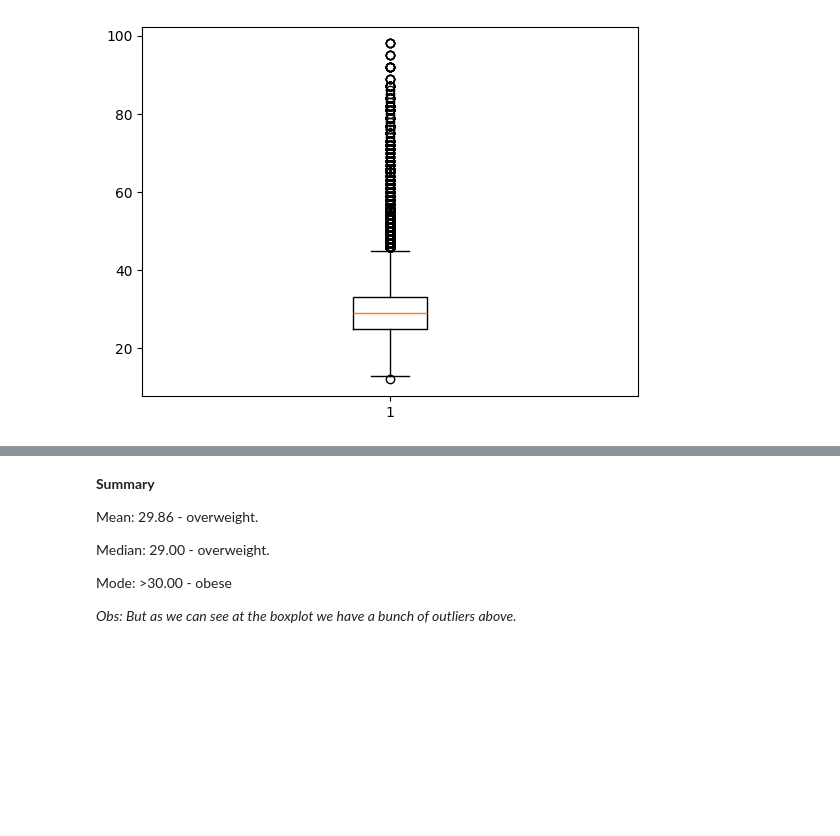
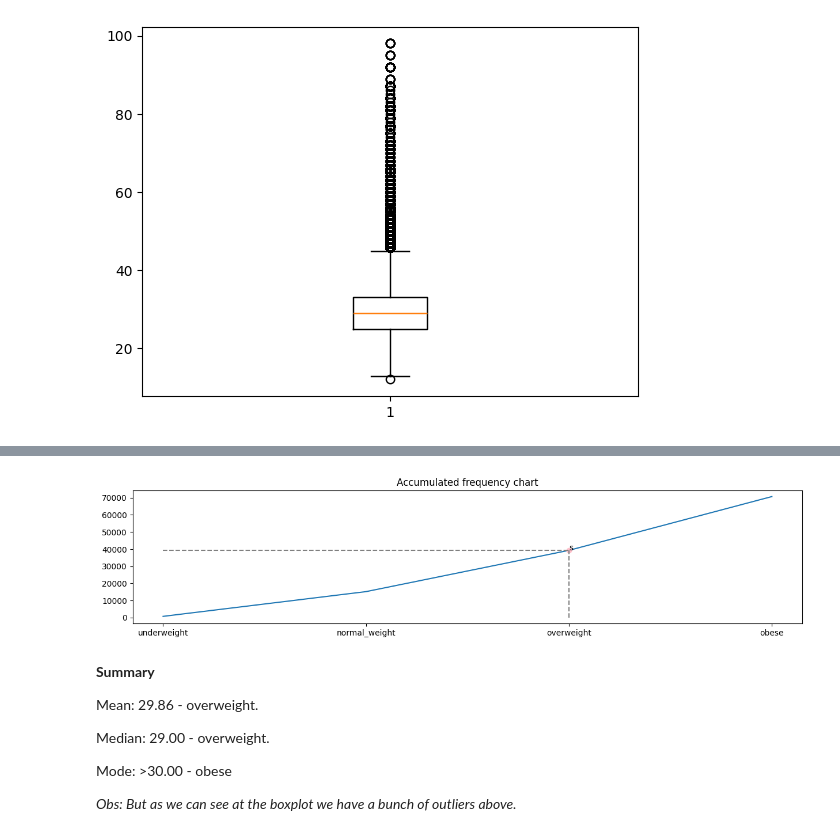
Before and after one commit to CaioNishijo/logistic-regression, a Jupyter notebook: diabetes-project.ipynb, the cells around one changed output, grey strips where cells are left out. Saved outputs shown, nothing was run; the diff lists cells and outputs as text; code cells hidden in the pictures; blank space fills up the shorter version.

```diff
--- a/diabetes-project.ipynb
+++ b/diabetes-project.ipynb
@@ -509,3 +557,12 @@ plt.boxplot(bmi)
  'fliers': [<matplotlib.lines.Line2D at 0x...>],
  'means': []}
 [figure]
+# %%
+# acc_frequency(data: list)
+bmi_frequencies_table = pd.DataFrame(index=bmi_classes, columns=["Quantity"], data=bmi_frequencies)
+
+bmi_acc_freq = acc_frequency(bmi_frequencies)
+
+bmi_frequencies_table["Accumulated frequency"] = bmi_acc_freq
+
+bmi_frequencies_table
@@ -512,3 +575,14 @@ plt.boxplot(bmi)
+# %%
+plt.figure(1, figsize=(15, 3))
+plt.title("Accumulated frequency chart")
+plt.plot(bmi_classes, bmi_acc_freq)
+plt.plot("overweight", 39248, marker="o", color="pink")
+plt.plot(["overweight", "overweight"], [0, 39248], linestyle="--", color="gray")
+plt.plot(["underweight", "overweight"], [39248, 39248], linestyle="--", color="gray")
+plt.text("overweight", 39248, "s")
+plt.show()
+# %% [output]
+[figure, added]
 # %% [markdown]
 **Summary**
 
```
Also changed, not shown: parts of 9 cells of this notebook, 1 other file.
